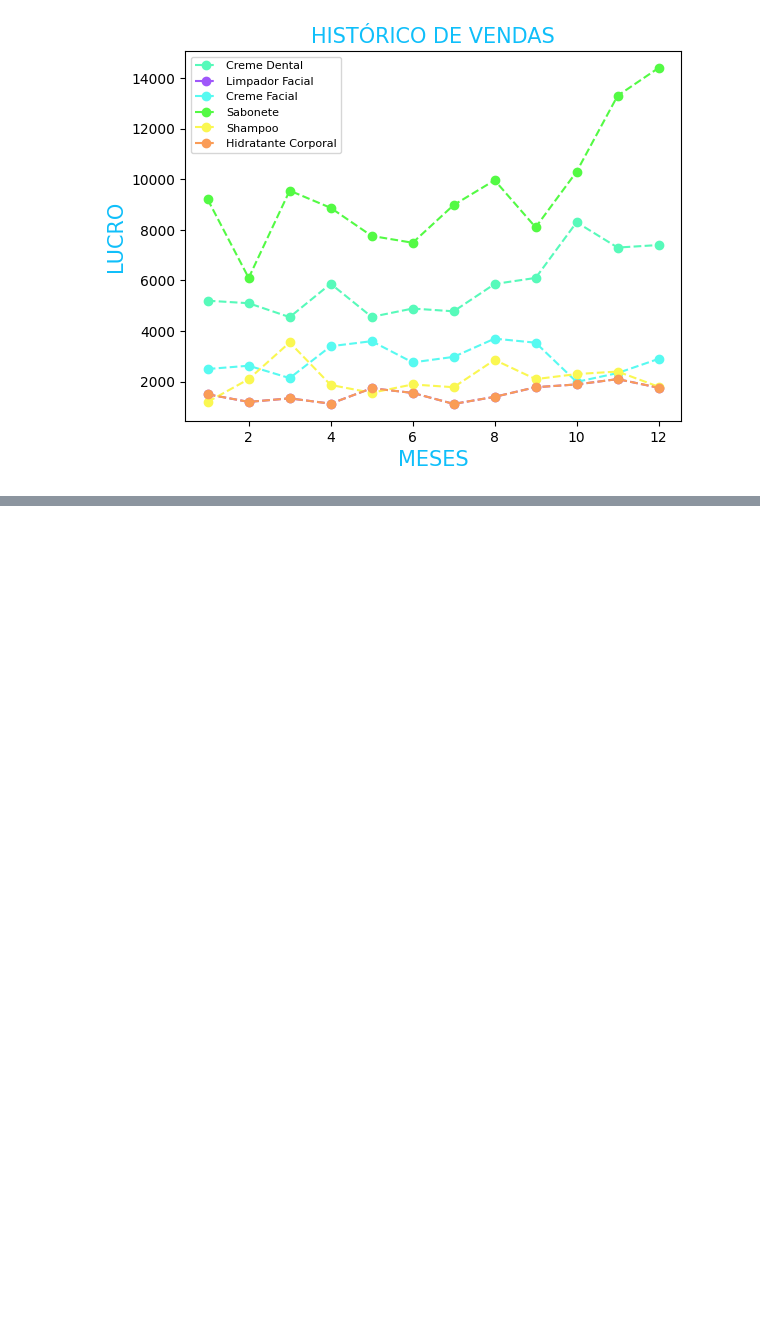
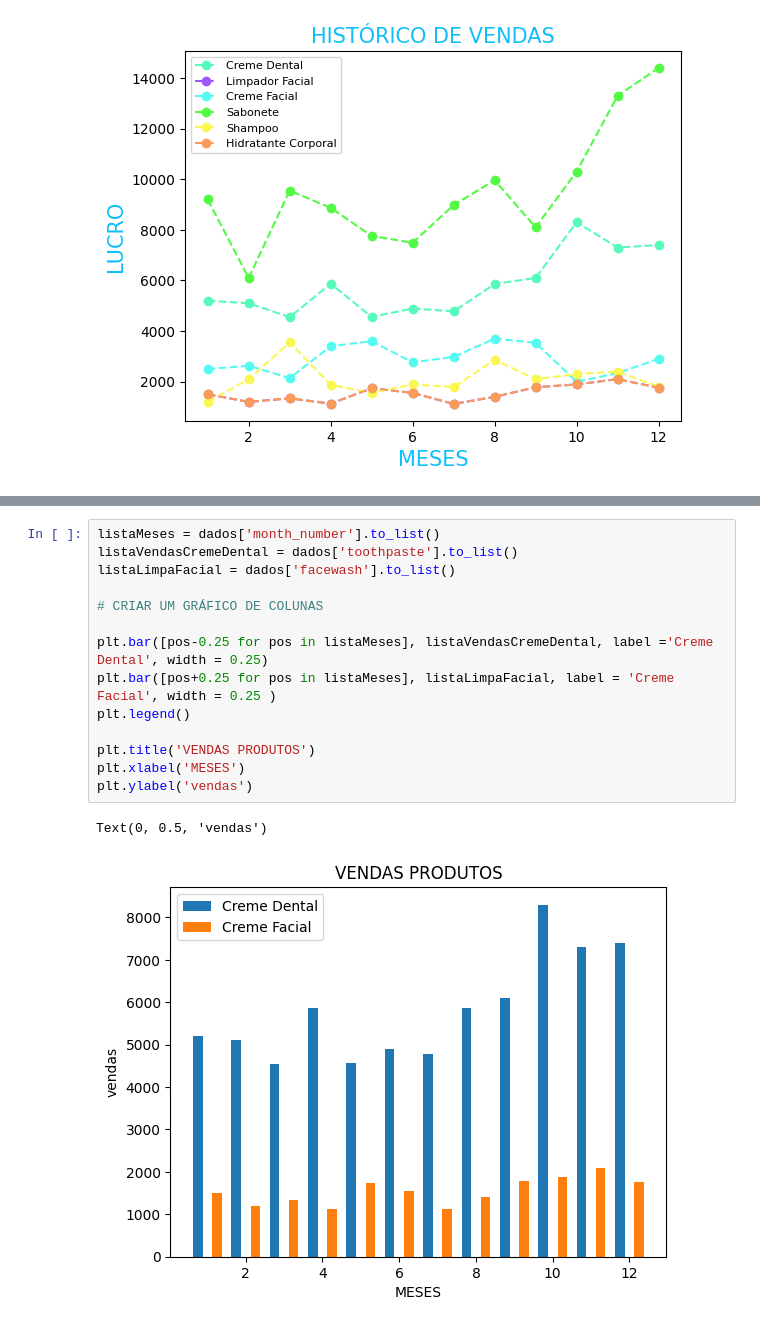
Before and after one commit to carmoemanoel/fundamentos-Big-data-SENAI-Python, a Jupyter notebook: exercícios/Exercício 09.ipynb, the cells around one changed output, grey strips where cells are left out. Drawn from its saved outputs; the diff is of its cells as text; blank space fills up the shorter version.

```diff
--- a/exercícios/Exercício 09.ipynb
+++ b/exercícios/Exercício 09.ipynb
@@ -103,0 +129,17 @@ plt.savefig('../graficos/grafico-imagens/exercicio03.png')
+# %%
+listaMeses = dados['month_number'].to_list()
+listaVendasCremeDental = dados['toothpaste'].to_list()
+listaLimpaFacial = dados['facewash'].to_list()
+
+# CRIAR UM GRÁFICO DE COLUNAS
+
+plt.bar([pos-0.25 for pos in listaMeses], listaVendasCremeDental, label ='Creme Dental', width = 0.25)
+plt.bar([pos+0.25 for pos in listaMeses], listaLimpaFacial, label = 'Creme Facial', width = 0.25 )
+plt.legend()
+
+plt.title('VENDAS PRODUTOS')
+plt.xlabel('MESES')
+plt.ylabel('vendas')
+# %% [output]
+Text(0, 0.5, 'vendas')
+[figure, added]
```
Also changed, not shown: parts of 3 cells of this notebook.
